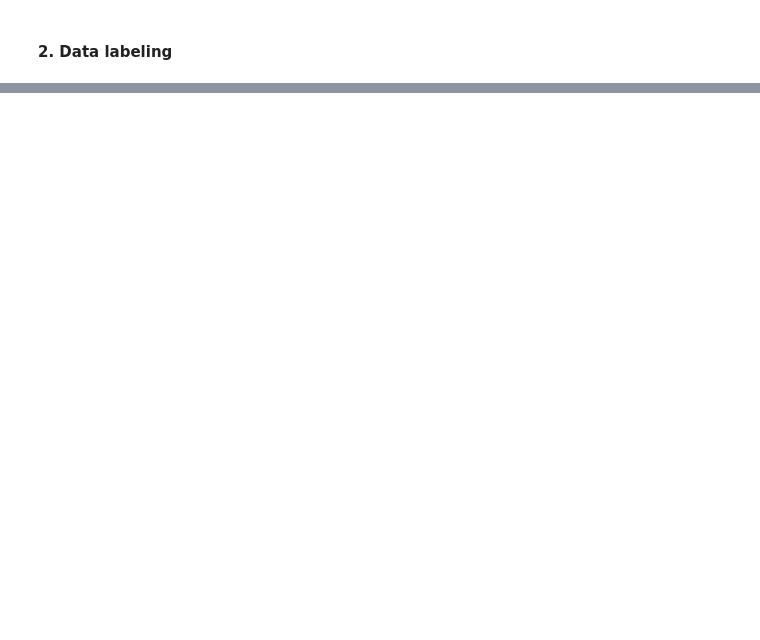
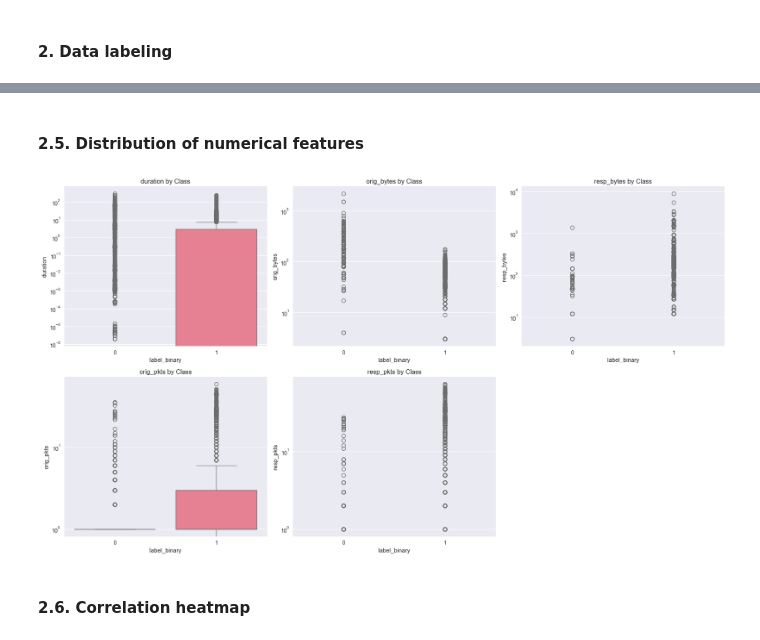
Before and after one commit to tvtrungg/IoT-23, a Jupyter notebook: projet.ipynb, the cells around one changed output, grey strips where cells are left out. Saved outputs shown, nothing was run; the diff lists cells and outputs as text; code cells hidden in the pictures; blank space fills up the shorter version.

```diff
--- a/projet.ipynb
+++ b/projet.ipynb
@@ -200,0 +247,21 @@ plt.show()
+# %% [markdown]
+#### 2.5. Distribution of numerical features
+# %%
+num_features = ['duration', 'orig_bytes', 'resp_bytes', 'orig_pkts', 'resp_pkts']
+
+fig, axes = plt.subplots(2, 3, figsize=(18,10))
+axes = axes.ravel()
+
+for i, col in enumerate(num_features):
+    sns.boxplot(data=data, x='label_binary', y=col, ax=axes[i])
+    axes[i].set_title(f'{col} by Class')
+    axes[i].set_yscale('log')
+
+# Hide extra plot
+axes[5].axis('off')
+plt.tight_layout()
+plt.show()
+# %% [output]
+[figure, added]
+# %% [markdown]
+#### 2.6. Correlation heatmap
```
Also changed, not shown: parts of 34 cells of this notebook, 1 other file.
